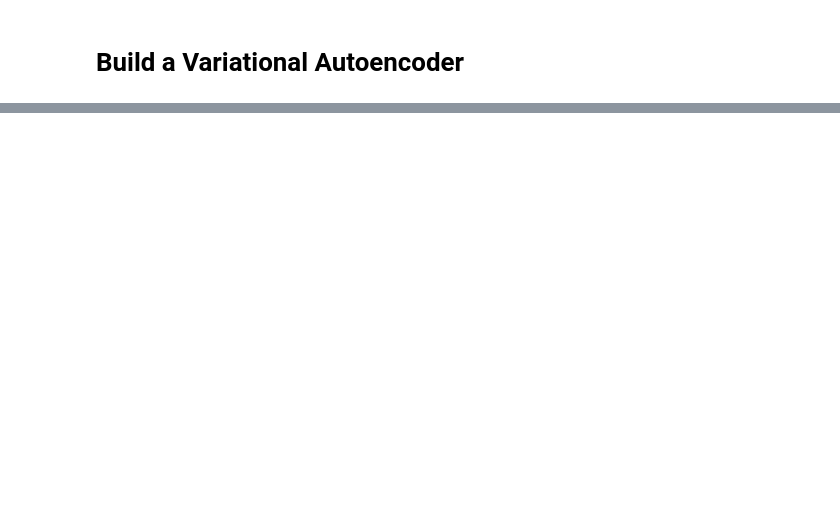
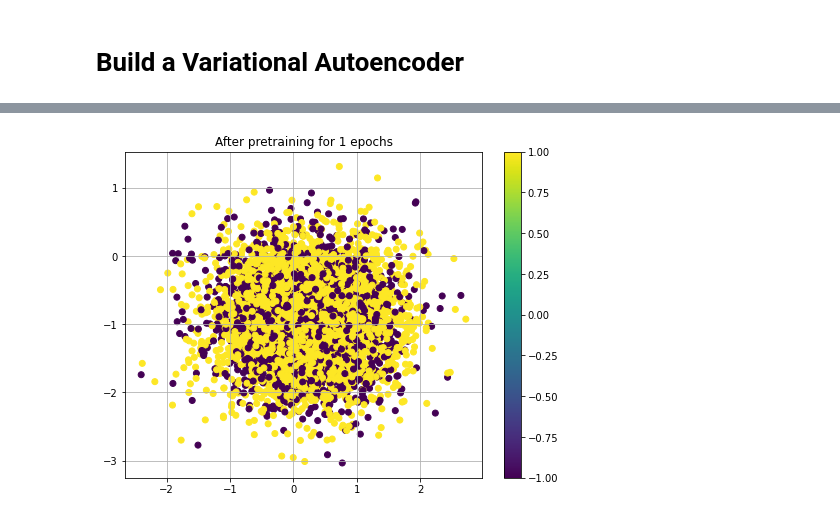
Before and after one commit to nahumsa/VAE-RBM-Pretraining, a Jupyter notebook: VAE Entanglement Witness.ipynb, the cells around one changed output, grey strips where cells are left out. Cells and saved outputs as stored; diff of their text form; code cells hidden in the pictures; blank space fills up the shorter version.

```diff
--- a/VAE Entanglement Witness.ipynb
+++ b/VAE Entanglement Witness.ipynb
@@ -85,0 +138,18 @@ print(labels)
+# %%
+#Unpacking the training data
+def create_x(measurement):
+  """Create an list with measurements"""
+  X = []
+  for meas in measurement:
+    aux = []
+    for result ,_ in meas:
+      aux.append(result)
+    X.append(aux)
+  return X
+
+#Transforming in an np.array
+X_train = np.array(create_x(measurements_train))
+Y_train = np.array(labels_train)
+
+X_test = np.array(create_x(measurements_test))
+Y_test = np.array(labels_test)
@@ -87,0 +201,12 @@ print(labels)
+# %%
+from keras.models import Model
+from Models.VAE import VariationalAutoencoderEntanglement
+
+#Parameters
+layers = [15, 256, 512, 2]
+epochs_pretraining = 1
+
+#Defining the Beta-VAE
+bvae = VariationalAutoencoderEntanglement(layer_dims = layers)
+bvae.pretrain(X_train_bw,epochs = epochs_pretraining, num_samples = 1000)
+bvae.unroll()
@@ -87,0 +225,9 @@ print(labels)
+# %%
+z_mu = bvae.encoder.predict(X_test)
+plt.figure(figsize=(8, 6))
+plt.scatter(z_mu[:, 0], z_mu[:, 1], c=Y_test)
+plt.colorbar()
+plt.title(f'After pretraining for {epochs_pretraining} epochs')
+plt.grid()
+# %% [output]
+[figure, added]
```
Also changed, not shown: parts of 26 cells of this notebook.
